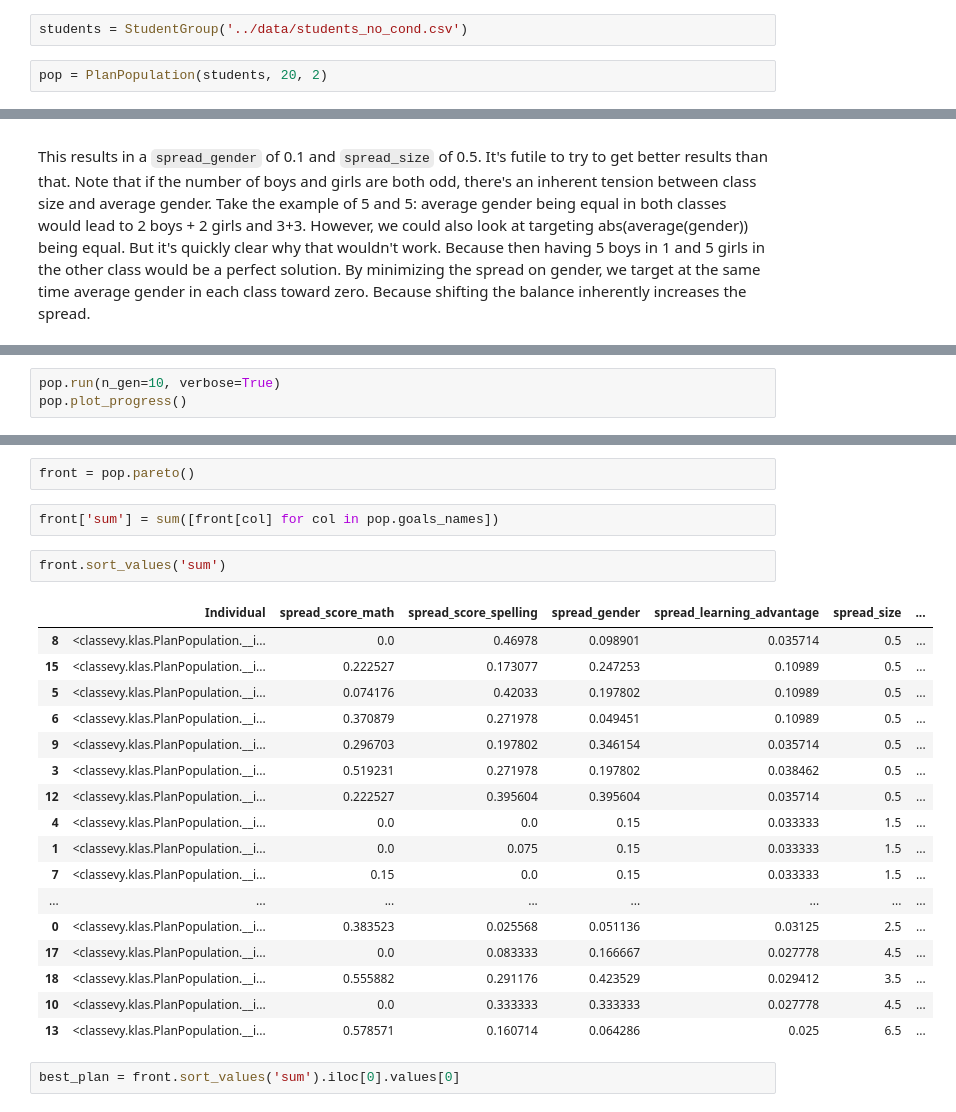
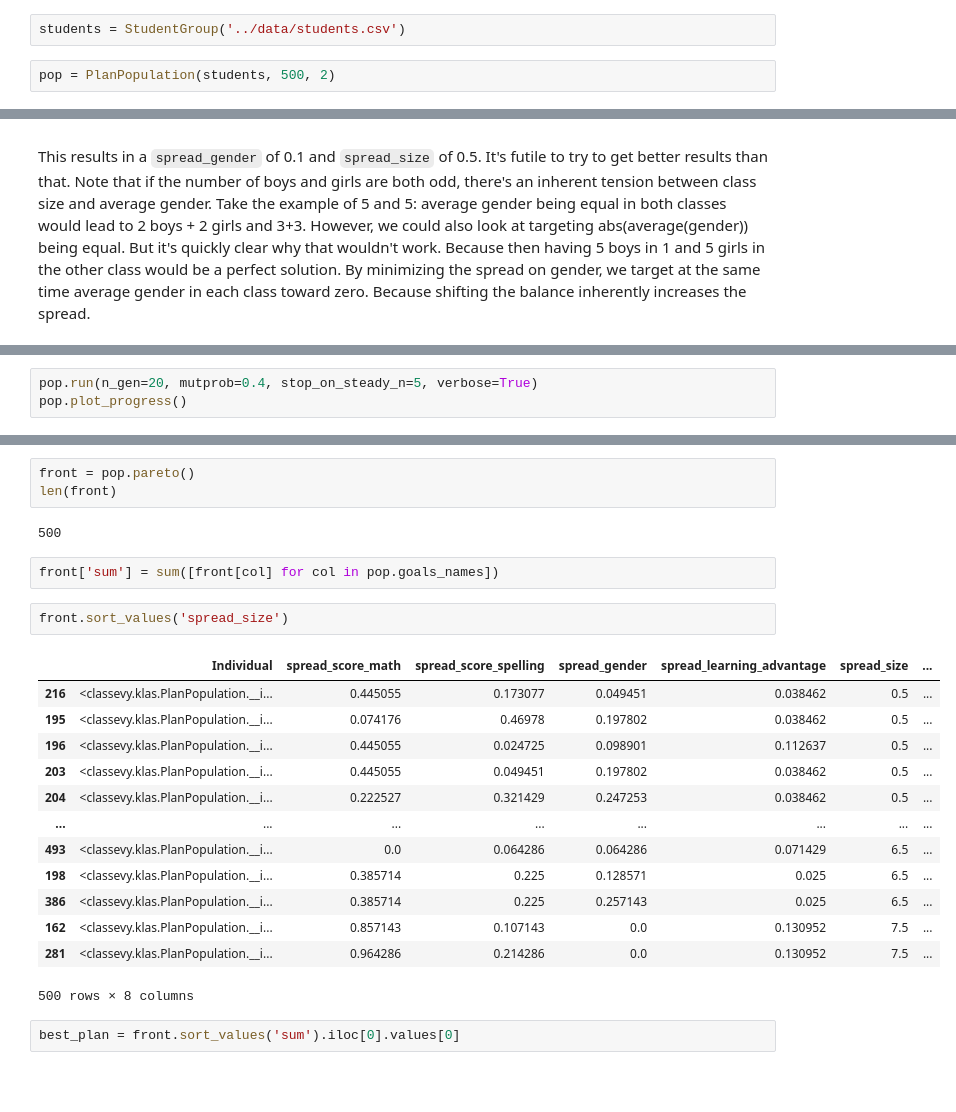
Before and after one commit to mtyt/classevy, a Jupyter notebook: examples/optimize_class.ipynb, the cells around one changed output, grey strips where cells are left out. Drawn from its saved outputs; the diff is of its cells as text; blank space fills up the shorter version.

```diff
--- a/examples/optimize_class.ipynb
+++ b/examples/optimize_class.ipynb
@@ -7,8 +2,8 @@ import pandas as pd
 from classevy.klas import StudentGroup, Klas, Plan, PlanPopulation
 # %%
-students = StudentGroup('../data/students_no_cond.csv')
+students = StudentGroup('../data/students.csv')
 # %%
-pop = PlanPopulation(students, 20, 2)
+pop = PlanPopulation(students, 500, 2)
 # %% [markdown]
 With a given list of students, there's only so much you can do. I.e. if there's an odd number of students and an even number of classes, then you can't have classes of the same size, or with the same average gender. So on each plan, based on the student list, we can define the best outcome possible on each target. `spread_age`, `spread_gender` and `spread_score` of a `Plan` are defined as the standard deviation across classes of `age`, `gender` and `score`, respectively. In turn, those attributes per class are defined as the average across the students in the class.
 So if the students for example consist of 5 girls and 6 boys, the best possible `Plan` will have 3 boys + 3 girls and 3 boys + 2 girls in 2 classes.
@@ -79,5 +24,5 @@ pop.summary()
 # %%
-pop.run(n_gen=10, verbose=True)
+pop.run(n_gen=20, mutprob=0.4, stop_on_steady_n=5, verbose=True)
 pop.plot_progress()
 # %% [output]
 Doing generation 0.
@@ -114,27 +43,26 @@ pop.pareto()
 # %%
 front = pop.pareto()
+len(front)
+# %% [output]
+500
 # %%
 front['sum'] = sum([front[col] for col in pop.goals_names])
 # %%
-front.sort_values('sum')
+front.sort_values('spread_size')
 # %% [output]
 |  | Individual | spread_score_math | spread_score_spelling | spread_gender | spread_learning_advantage | spread_size | ... |
-| 8 | <classevy.klas.PlanPopulation.__i... | 0.0 | 0.46978 | 0.098901 | 0.035714 | 0.5 | ... |
-| 15 | <classevy.klas.PlanPopulation.__i... | 0.222527 | 0.173077 | 0.247253 | 0.10989 | 0.5 | ... |
-| 5 | <classevy.klas.PlanPopulation.__i... | 0.074176 | 0.42033 | 0.197802 | 0.10989 | 0.5 | ... |
-| 6 | <classevy.klas.PlanPopulation.__i... | 0.370879 | 0.271978 | 0.049451 | 0.10989 | 0.5 | ... |
-| 9 | <classevy.klas.PlanPopulation.__i... | 0.296703 | 0.197802 | 0.346154 | 0.035714 | 0.5 | ... |
-| 3 | <classevy.klas.PlanPopulation.__i... | 0.519231 | 0.271978 | 0.197802 | 0.038462 | 0.5 | ... |
-| 12 | <classevy.klas.PlanPopulation.__i... | 0.222527 | 0.395604 | 0.395604 | 0.035714 | 0.5 | ... |
-| 4 | <classevy.klas.PlanPopulation.__i... | 0.0 | 0.0 | 0.15 | 0.033333 | 1.5 | ... |
-| 1 | <classevy.klas.PlanPopulation.__i... | 0.0 | 0.075 | 0.15 | 0.033333 | 1.5 | ... |
-| 7 | <classevy.klas.PlanPopulation.__i... | 0.15 | 0.0 | 0.15 | 0.033333 | 1.5 | ... |
+| 216 | <classevy.klas.PlanPopulation.__i... | 0.445055 | 0.173077 | 0.049451 | 0.038462 | 0.5 | ... |
+| 195 | <classevy.klas.PlanPopulation.__i... | 0.074176 | 0.46978 | 0.197802 | 0.038462 | 0.5 | ... |
+| 196 | <classevy.klas.PlanPopulation.__i... | 0.445055 | 0.024725 | 0.098901 | 0.112637 | 0.5 | ... |
+| 203 | <classevy.klas.PlanPopulation.__i... | 0.445055 | 0.049451 | 0.197802 | 0.038462 | 0.5 | ... |
+| 204 | <classevy.klas.PlanPopulation.__i... | 0.222527 | 0.321429 | 0.247253 | 0.038462 | 0.5 | ... |
 | ... | ... | ... | ... | ... | ... | ... | ... |
-| 0 | <classevy.klas.PlanPopulation.__i... | 0.383523 | 0.025568 | 0.051136 | 0.03125 | 2.5 | ... |
-| 17 | <classevy.klas.PlanPopulation.__i... | 0.0 | 0.083333 | 0.166667 | 0.027778 | 4.5 | ... |
-| 18 | <classevy.klas.PlanPopulation.__i... | 0.555882 | 0.291176 | 0.423529 | 0.029412 | 3.5 | ... |
-| 10 | <classevy.klas.PlanPopulation.__i... | 0.0 | 0.333333 | 0.333333 | 0.027778 | 4.5 | ... |
-| 13 | <classevy.klas.PlanPopulation.__i... | 0.578571 | 0.160714 | 0.064286 | 0.025 | 6.5 | ... |
+| 493 | <classevy.klas.PlanPopulation.__i... | 0.0 | 0.064286 | 0.064286 | 0.071429 | 6.5 | ... |
+| 198 | <classevy.klas.PlanPopulation.__i... | 0.385714 | 0.225 | 0.128571 | 0.025 | 6.5 | ... |
+| 386 | <classevy.klas.PlanPopulation.__i... | 0.385714 | 0.225 | 0.257143 | 0.025 | 6.5 | ... |
+| 162 | <classevy.klas.PlanPopulation.__i... | 0.857143 | 0.107143 | 0.0 | 0.130952 | 7.5 | ... |
+| 281 | <classevy.klas.PlanPopulation.__i... | 0.964286 | 0.214286 | 0.0 | 0.130952 | 7.5 | ... |
+500 rows × 8 columns
 # %%
 best_plan = front.sort_values('sum').iloc[0].values[0]
 # %%
```
Also changed, not shown: parts of 6 cells of this notebook, 8 other files.
